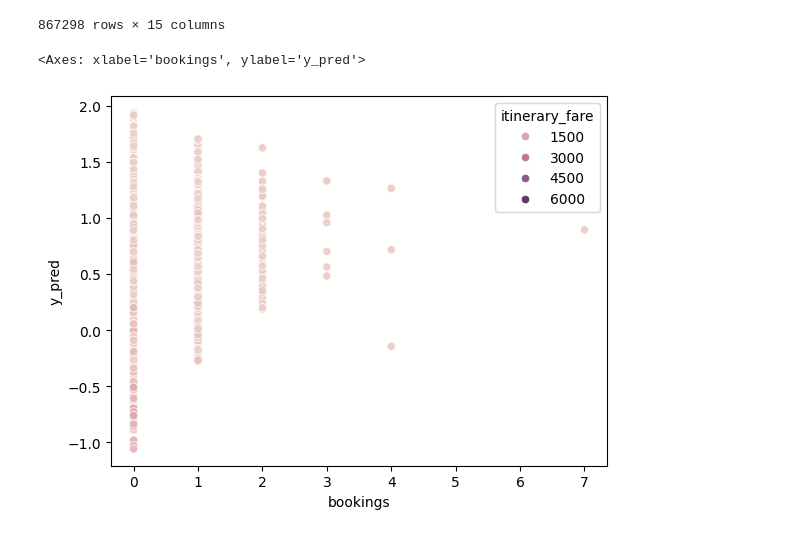
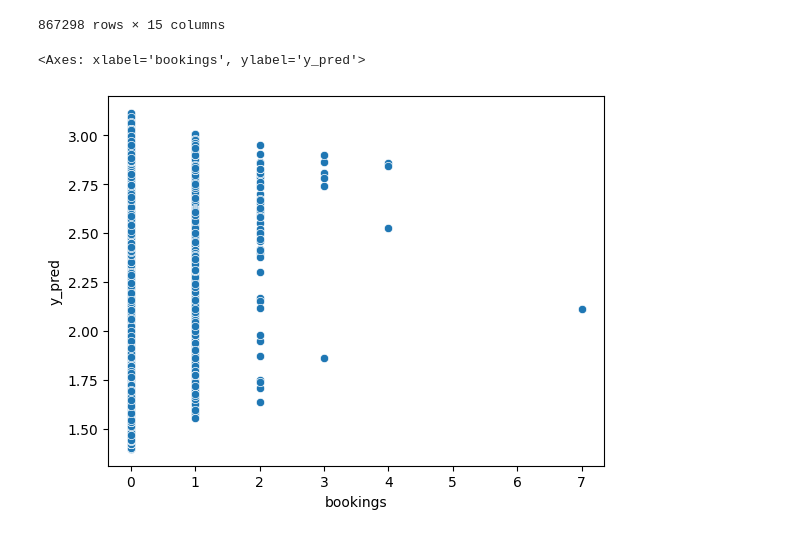
Before and after one commit to LaGenace/OptiFlyAi, a Jupyter notebook: Notebooks/ant_december_model.ipynb, the cells around one changed output. Drawn from its saved outputs; the diff is of its cells as text; code cells hidden in the pictures.

```diff
--- a/Notebooks/ant_december_model.ipynb
+++ b/Notebooks/ant_december_model.ipynb
@@ -311,13 +447,13 @@ dohop_data = copy_data[~copy_data['itinerary_fare'].isna()]
 # %%
 dohop_data.reset_index(drop=True, inplace=True)
 # %%
-dohop_data['seg_0'] = 0
-dohop_data['seg_1'] = 0
+# dohop_data['seg_0'] = 0
+# dohop_data['seg_1'] = 0
 
-for i in range(len(dohop_data)):
-    listtt = dohop_data['flights'][i].split(',')
-    dohop_data['seg_0'][i] = listtt[0][:2]
-    dohop_data['seg_1'][i] = listtt[1].strip()[:2]
+# for i in range(len(dohop_data)):
+#     listtt = dohop_data['flights'][i].split(',')
+#     dohop_data['seg_0'][i] = listtt[0][:2]
+#     dohop_data['seg_1'][i] = listtt[1].strip()[:2]
 # %% [output]
 A value is trying to be set on a copy of a slice from a DataFrame.
 Try using .loc[row_indexer,col_indexer] = value instead
@@ -409,12 +527,11 @@ Index(['OriginApt', 'DestinationApt', 'total_layover_time',
 # %%
 columns_v2 = ['Stops','DurationMin', 'total_layover_time_ratio', 'OriginApt', 'DestinationApt',
             'total_distance_traveled','extra_travel_distance_ratio', 'TravelHorizonDays', 'dayofweek',
-            'Seg_0_OperatingCarrierIATA', 'Seg_1_OperatingCarrierIATA', 'Seg_2_OperatingCarrierIATA', 'Seg_3_OperatingCarrierIATA',
-            'TravelDistanceKm', 'PricePerPax', 'SelfTransfer', "total_layover_time"]
+            'TravelDistanceKm', 'PricePerPax', 'SelfTransfer']
 
 box_cox_columns = ['DurationMin', 'TravelDistanceKm','extra_travel_distance_ratio', 'PricePerPax']
 
-yeo_johnson_columns = ['total_layover_time_ratio']
+yeo_johnson_columns = ['total_layover_time_ratio', 'total_distance_traveled']
 
 min_max_scaling = ['TravelHorizonDays','Stops']
 # %%
@@ -497,4 +553,4 @@ def process_new_data(original_data, new_data, PreprocessScalers, box_cox_columns
 # %%
-scaled_dohop_data = process_new_data(df_with_target, update_col_names, PreprocessScalers,
-                                     box_cox_columns, yeo_johnson_columns).drop(columns='total_layover_time')
+scaled_dohop_data = process_new_data(df_with_target, update_col_names[columns_v2], PreprocessScalers,
+                                     box_cox_columns, yeo_johnson_columns)
 # %% [output]
@@ -507,5 +563,5 @@ scaled_dohop_data = process_new_data(df_with_target, update_col_names, Preproces
 # %%
-model = load_model('../models/ant_model_111223_v2.h5')
+model = load_model('../models/ant_model_131223.h5')
 # %%
 dohop_pred = model.predict(scaled_dohop_data)
 # %% [output]
@@ -539,7 +600,7 @@ clean_raw_dohop_data
 | 2019375 | U28440, U28473 | MRS | ZRH | LGW | 215 | 235 | ... |
 867298 rows × 15 columns
 # %%
-sns.scatterplot(data=clean_raw_dohop_data, x='bookings', y='y_pred', hue='itinerary_fare')
+sns.scatterplot(data=clean_raw_dohop_data, x='bookings', y='y_pred')
 # %% [output]
 <Axes: xlabel='bookings', ylabel='y_pred'>
-[figure, old version]
+[figure, new version]
```
Also changed, not shown: parts of 31 cells of this notebook.
